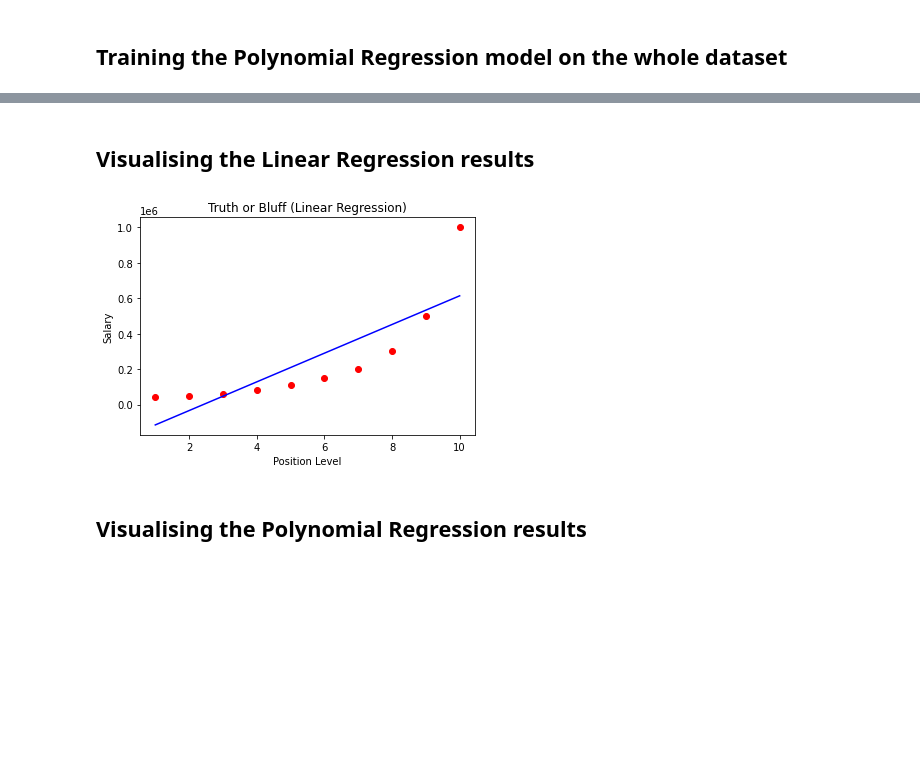
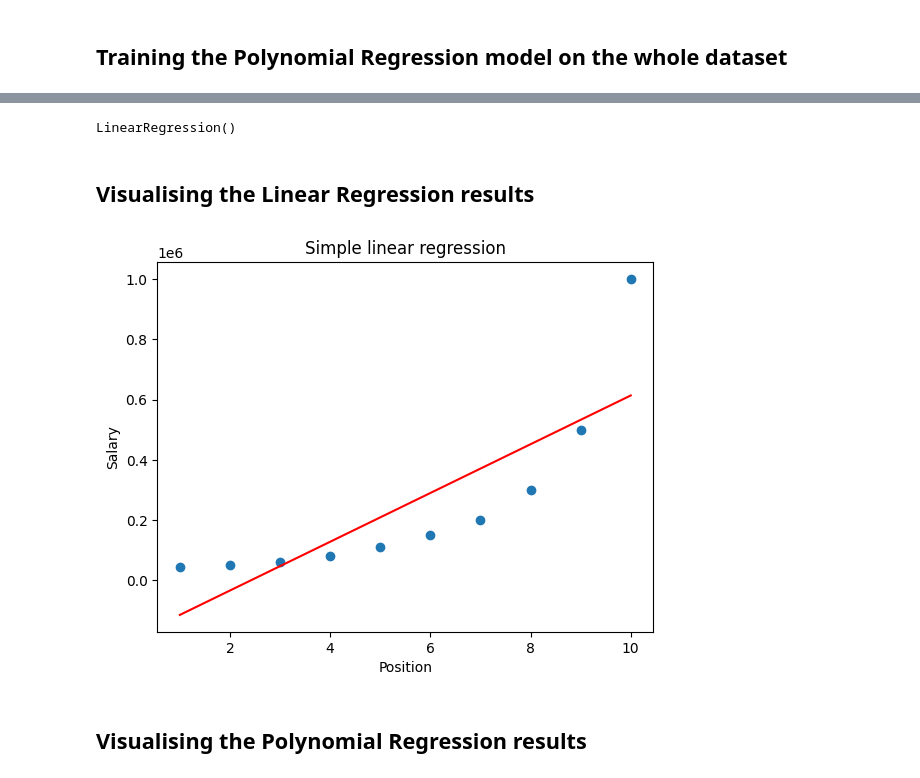
Before and after one commit to SadaruwanSRI/Complete-ML-, a Jupyter notebook: Part 2 - Regression/Section 6 - Polynomial Regression/Python/polynomial_regression.ipynb, the cells around one changed output, grey strips where cells are left out. Drawn from its saved outputs; the diff is of its cells as text; code cells hidden in the pictures; blank space fills up the shorter version.

Commit message:
Complete polynomial regression

```diff
--- a/Part 2 - Regression/Section 6 - Polynomial Regression/Python/polynomial_regression.ipynb
+++ b/Part 2 - Regression/Section 6 - Polynomial Regression/Python/polynomial_regression.ipynb
@@ -26,8 +33,7 @@ LinearRegression(copy_X=True, fit_intercept=True, n_jobs=None, normalize=False)
 ## Training the Polynomial Regression model on the whole dataset
 # %%
 from sklearn.preprocessing import PolynomialFeatures
-poly_reg = PolynomialFeatures(degree = 4)
+poly_reg = PolynomialFeatures(degree=3)
 X_poly = poly_reg.fit_transform(X)
-lin_reg_2 = LinearRegression()
-lin_reg_2.fit(X_poly, y)
+X_poly
 # %% [output]
@@ -35,14 +50,19 @@ LinearRegression(copy_X=True, fit_intercept=True, n_jobs=None, normalize=False)
+# %%
+lin_reg_2 = LinearRegression()
+lin_reg_2.fit(X_poly,y)
+# %% [output]
+LinearRegression()
 # %% [markdown]
 ## Visualising the Linear Regression results
 # %%
-plt.scatter(X, y, color = 'red')
-plt.plot(X, lin_reg.predict(X), color = 'blue')
-plt.title('Truth or Bluff (Linear Regression)')
-plt.xlabel('Position Level')
-plt.ylabel('Salary')
+plt.scatter(X,y)
+plt.plot(X,lin_reg.predict(X),color='red')
+plt.title("Simple linear regression")
+plt.xlabel("Position")
+plt.ylabel("Salary")
 plt.show()
 # %% [output]
-[figure, old version]
+[figure, new version]
 # %% [markdown]
 ## Visualising the Polynomial Regression results
 # %%
```
Also changed, not shown: parts of 9 cells of this notebook.
